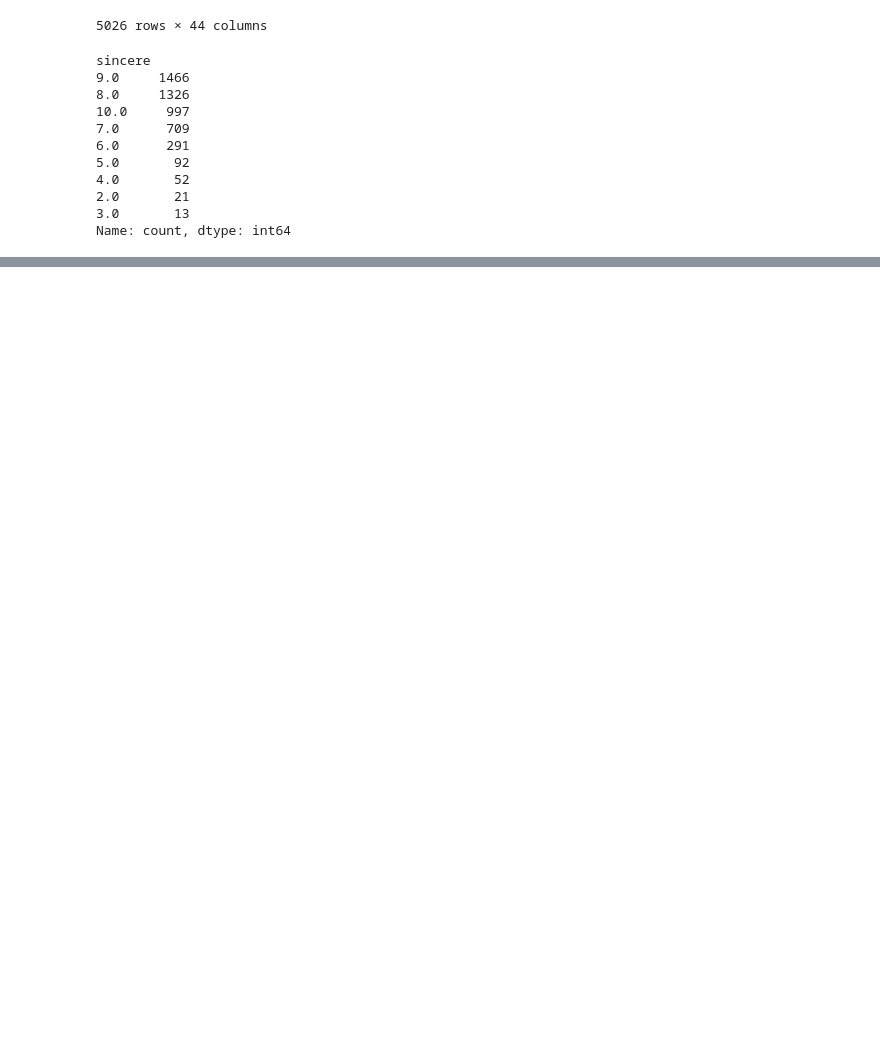
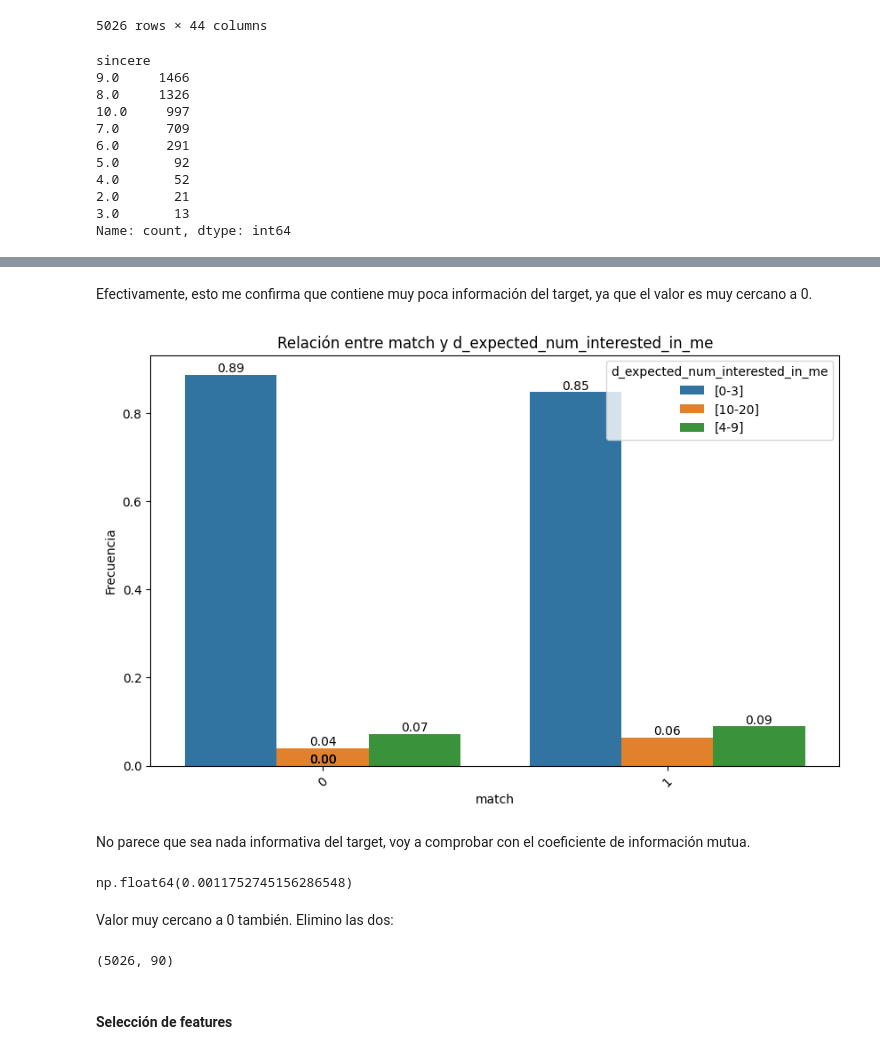
Before and after one commit to DarioRuizGon/ML_Speed_Dating_Predictions, a Jupyter notebook: src/notebooks/pruebas.ipynb, the cells around one changed output, grey strips where cells are left out. Cells and saved outputs as stored; diff of their text form; code cells hidden in the pictures; blank space fills up the shorter version.

```diff
--- a/src/notebooks/pruebas.ipynb
+++ b/src/notebooks/pruebas.ipynb
@@ -347,0 +403,24 @@ Name: count, dtype: int64
+# %% [markdown]
+Efectivamente, esto me confirma que contiene muy poca información del target, ya que el valor es muy cercano a 0.
+# %%
+viz.plot_categorical_relationship_fin(train, target, "d_expected_num_interested_in_me", relative_freq=True, show_values=True)
+# %% [output]
+[figure, added]
+# %% [markdown]
+No parece que sea nada informativa del target, voy a comprobar con el coeficiente de información mutua.
+# %%
+mutual_info_score(train[target], train.d_expected_num_interested_in_me)
+# %% [output]
+np.float64(0.0011752745156286548)
+# %% [markdown]
+Valor muy cercano a 0 también. Elimino las dos:
+# %%
+for col in train:
+    if col.__contains__("interested_in_me"):
+        train.drop(columns = col, inplace= True)
+        columns_to_exclude.append(col)
+print(train.shape)
+# %% [output]
+(5026, 90)
+# %% [markdown]
+#### **Selección de features**
```
Also changed, not shown: parts of 45 cells of this notebook, 1 other file.
